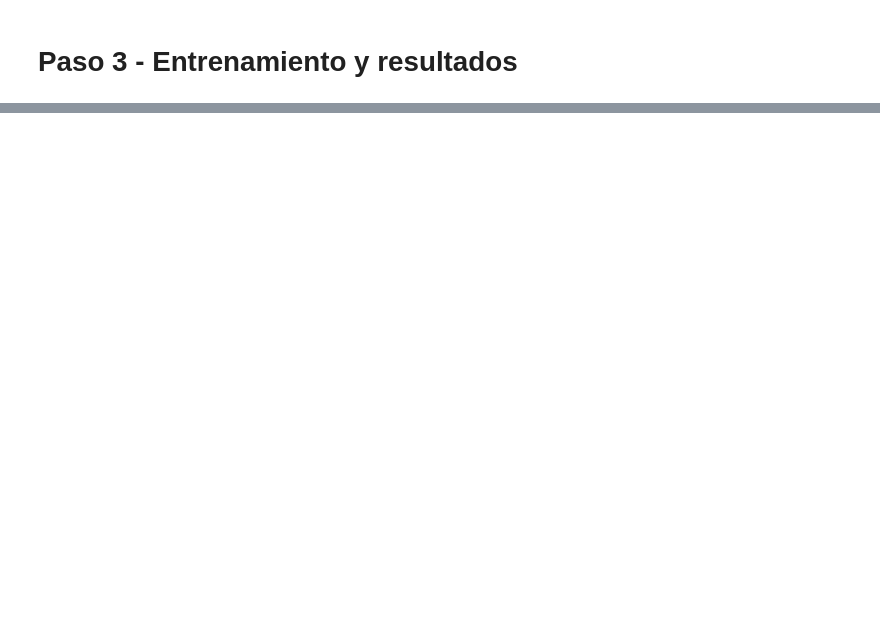
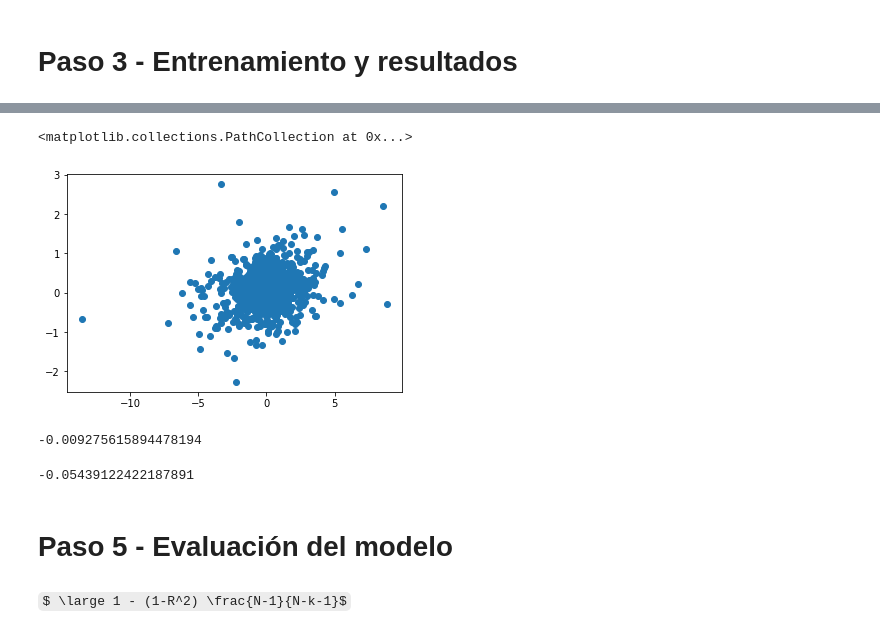
Before and after one commit to PEF-ITBA/regresion-lineal, a Jupyter notebook: 004_SPY_LR.ipynb, the cells around one changed output, grey strips where cells are left out. Saved outputs shown, nothing was run; the diff lists cells and outputs as text; code cells hidden in the pictures; some formulas as TeX source; blank space fills up the shorter version.

```diff
--- a/004_SPY_LR.ipynb
+++ b/004_SPY_LR.ipynb
@@ -250,0 +274,15 @@ Notes:
+# %%
+plt.scatter(Test['spy'], Test['PredictedY'])
+# %% [output]
+<matplotlib.collections.PathCollection at 0x...>
+[figure, added]
+# %%
+(Train['spy'] - Train['PredictedY']).autocorr(lag=2)
+# %% [output]
+-0.009275615894478194
+# %%
+(Test['spy'] - Test['PredictedY']).autocorr(lag=2)
+# %% [output]
+-0.05439122422187891
+# %% [markdown]
+# Paso 5 - Evaluación del modelo
@@ -250,0 +292,2 @@ Notes:
+# %% [markdown]
+$ \large 1 - (1-R^2) \frac{N-1}{N-k-1}$
```
Also changed, not shown: parts of 22 cells of this notebook.
